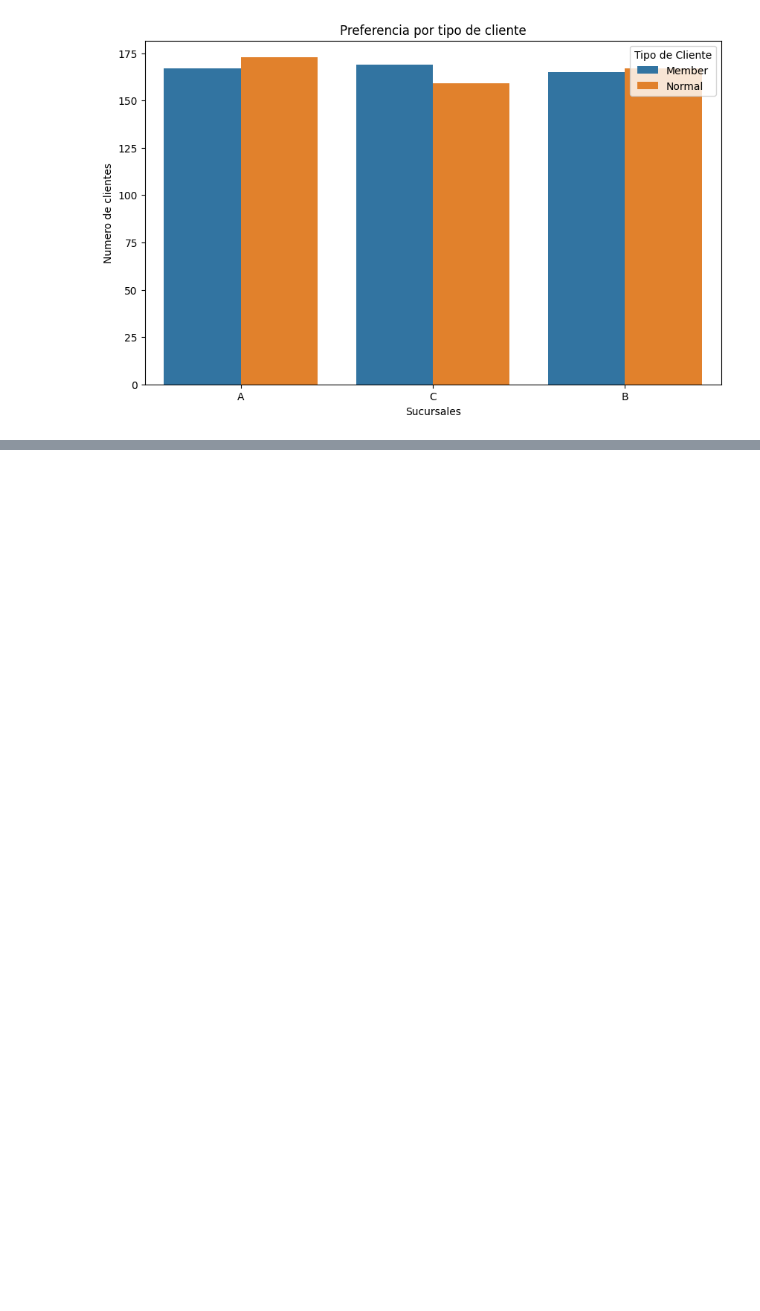
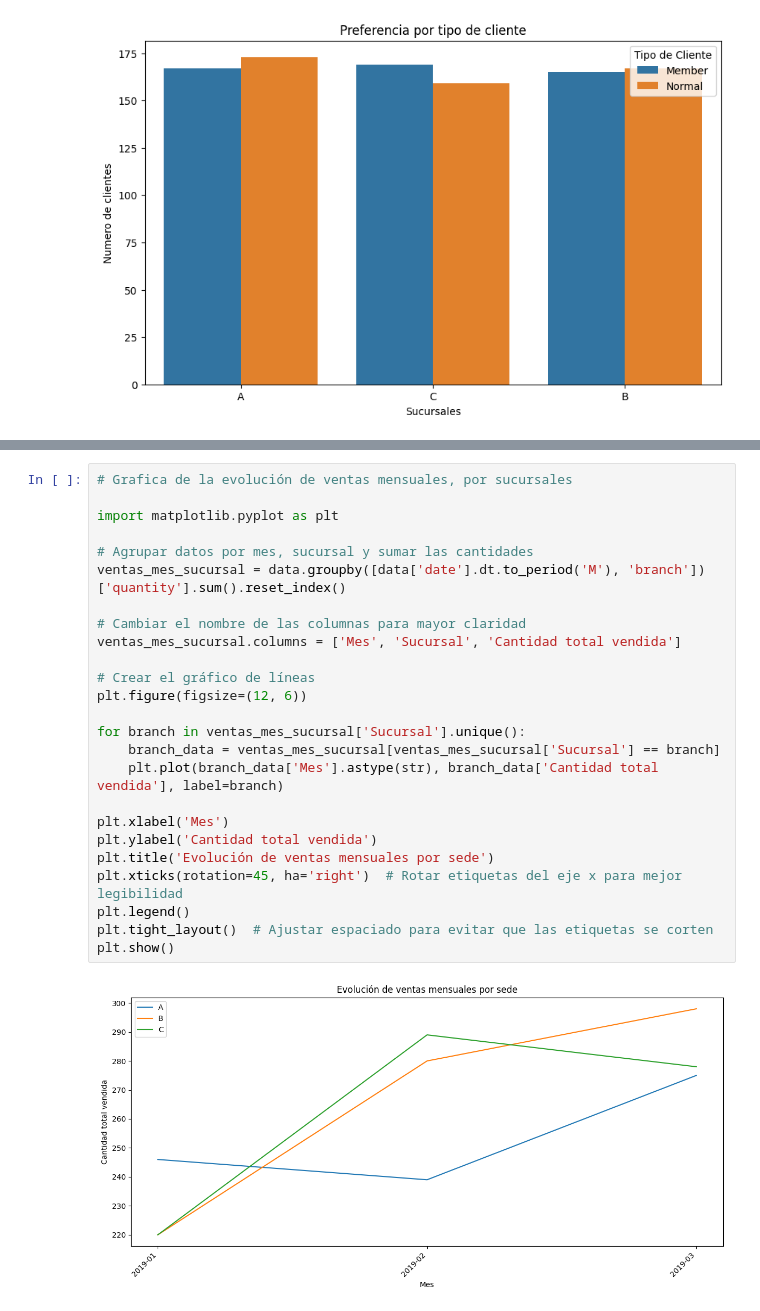
Before and after one commit to mrojash97/dataanalytics, a Jupyter notebook: Python/ANÁLISIS_EDA_Supermarket_Sales.ipynb, the cells around one changed output, grey strips where cells are left out. Cells and saved outputs as stored; diff of their text form; blank space fills up the shorter version.

```diff
--- a/Python/ANÁLISIS_EDA_Supermarket_Sales.ipynb
+++ b/Python/ANÁLISIS_EDA_Supermarket_Sales.ipynb
@@ -351,0 +484,27 @@ plt.show()
+# %%
+# Grafica de la evolución de ventas mensuales, por sucursales
+
+import matplotlib.pyplot as plt
+
+# Agrupar datos por mes, sucursal y sumar las cantidades
+ventas_mes_sucursal = data.groupby([data['date'].dt.to_period('M'), 'branch'])['quantity'].sum().reset_index()
+
+# Cambiar el nombre de las columnas para mayor claridad
+ventas_mes_sucursal.columns = ['Mes', 'Sucursal', 'Cantidad total vendida']
+
+# Crear el gráfico de líneas
+plt.figure(figsize=(12, 6))
+
+for branch in ventas_mes_sucursal['Sucursal'].unique():
+    branch_data = ventas_mes_sucursal[ventas_mes_sucursal['Sucursal'] == branch]
+    plt.plot(branch_data['Mes'].astype(str), branch_data['Cantidad total vendida'], label=branch)
+
+plt.xlabel('Mes')
+plt.ylabel('Cantidad total vendida')
+plt.title('Evolución de ventas mensuales por sede')
+plt.xticks(rotation=45, ha='right')  # Rotar etiquetas del eje x para mejor legibilidad
+plt.legend()
+plt.tight_layout()  # Ajustar espaciado para evitar que las etiquetas se corten
+plt.show()
+# %% [output]
+[figure, added]
```
Also changed, not shown: parts of 18 cells of this notebook.
